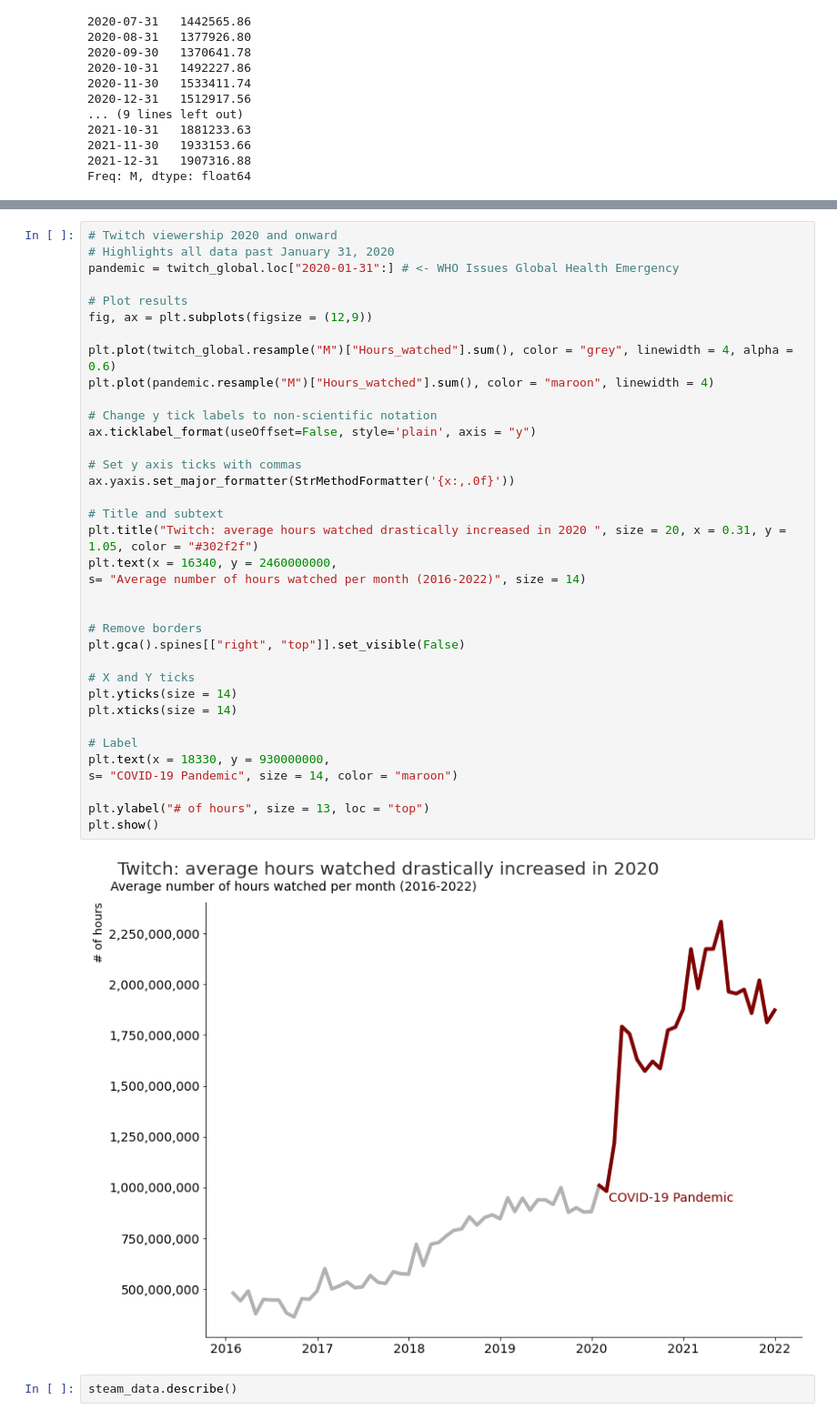
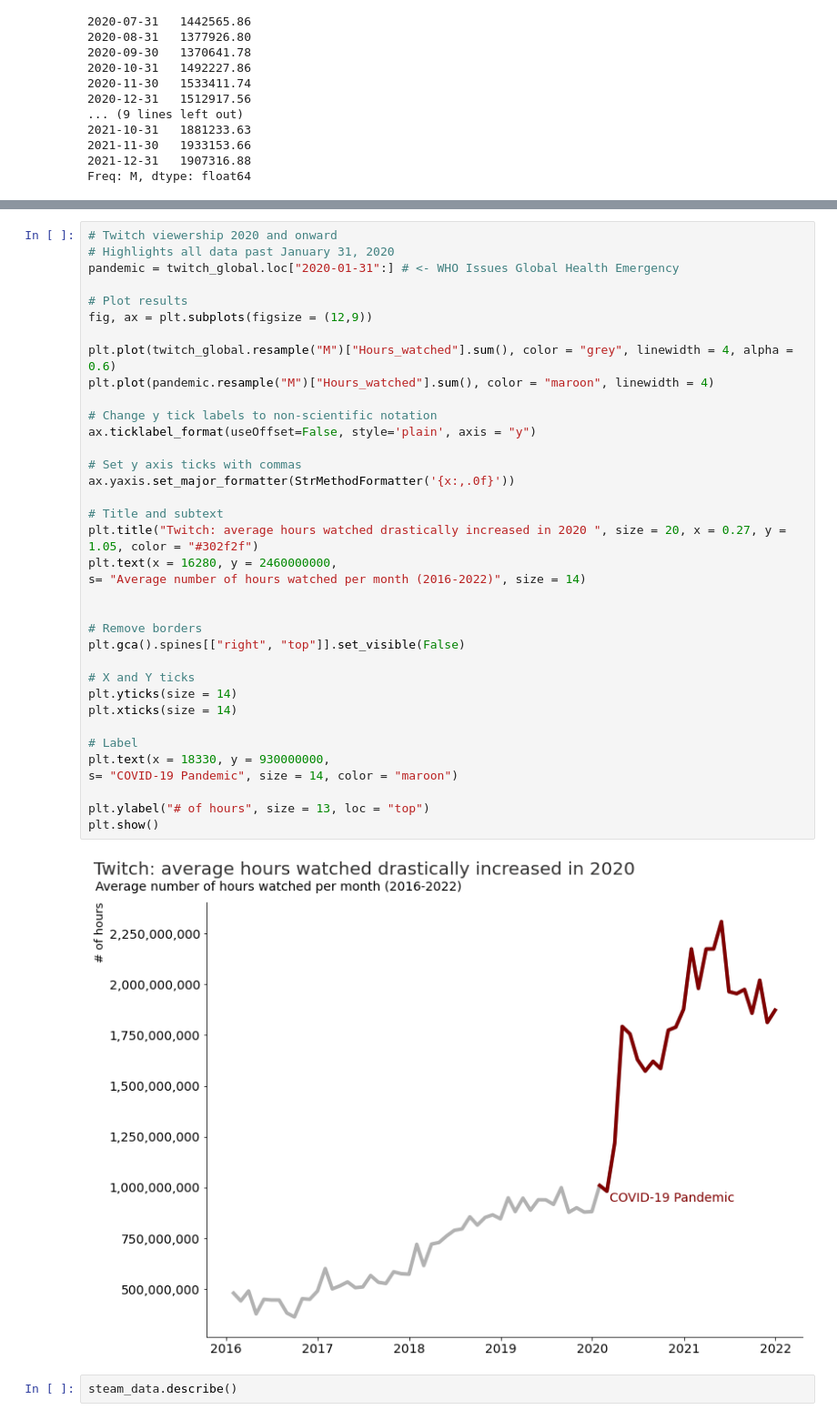
Before and after one commit to paul-trood/Portfolio-World_Happiness_Report, a Jupyter notebook: 04_data_analysis.ipynb, the cells around one changed output, grey strips where cells are left out. Shown at 91% size. Cells and saved outputs as stored; diff of their text form.

```diff
--- a/04_data_analysis.ipynb
+++ b/04_data_analysis.ipynb
@@ -328,36 +334,36 @@ pandemic = twitch_global.loc["2020-01-31":] # <- WHO Issues Global Health Emerge
 # Plot results
 fig, ax = plt.subplots(figsize = (12,9))
 
 plt.plot(twitch_global.resample("M")["Hours_watched"].sum(), color = "grey", linewidth = 4, alpha = 0.6)
 plt.plot(pandemic.resample("M")["Hours_watched"].sum(), color = "maroon", linewidth = 4)
 
 # Change y tick labels to non-scientific notation
 ax.ticklabel_format(useOffset=False, style='plain', axis = "y")
 
 # Set y axis ticks with commas
 ax.yaxis.set_major_formatter(StrMethodFormatter('{x:,.0f}'))
 
 # Title and subtext
-plt.title("Twitch: average hours watched drastically increased in 2020 ", size = 20, x = 0.31, y = 1.05, color = "#302f2f")
-plt.text(x = 16340, y = 2460000000,
+plt.title("Twitch: average hours watched drastically increased in 2020 ", size = 20, x = 0.27, y = 1.05, color = "#302f2f")
+plt.text(x = 16280, y = 2460000000,
 s= "Average number of hours watched per month (2016-2022)", size = 14)
 
 
 # Remove borders
 plt.gca().spines[["right", "top"]].set_visible(False)
 
 # X and Y ticks
 plt.yticks(size = 14)
 plt.xticks(size = 14)
 
 # Label
 plt.text(x = 18330, y = 930000000,
 s= "COVID-19 Pandemic", size = 14, color = "maroon")
 
 plt.ylabel("# of hours", size = 13, loc = "top")
 plt.show()
 # %% [output]
-[figure, old version]
+[figure, new version]
 # %%
 steam_data.describe()
 # %% [output]
```
Also changed, not shown: parts of 15 cells of this notebook.
